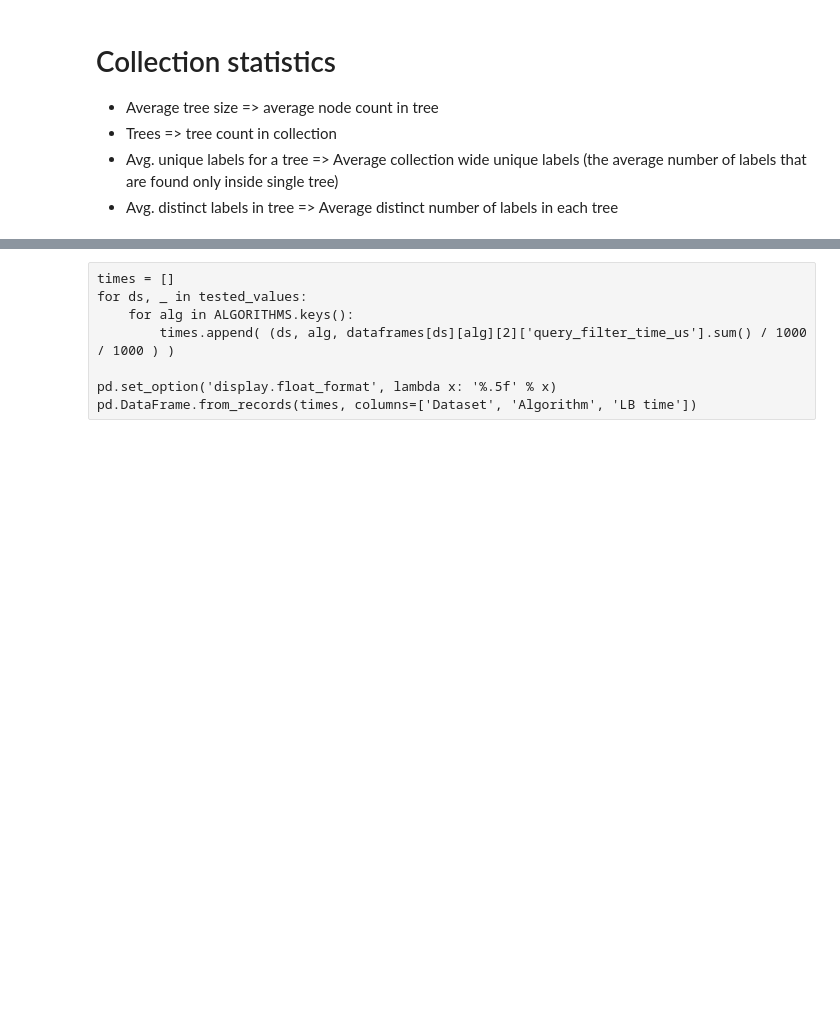
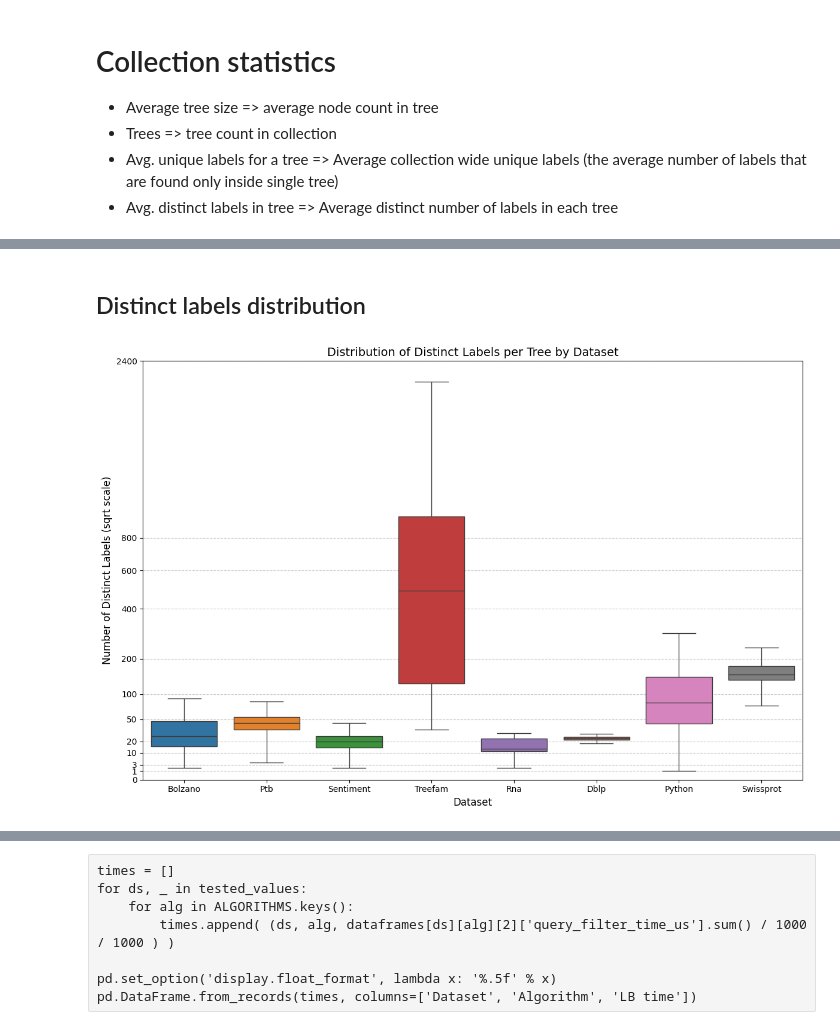
Before and after one commit to LukMRVC/tree-statistics, a Jupyter notebook: TED-viz.ipynb, the cells around one changed output, grey strips where cells are left out. Cells and saved outputs as stored; diff of their text form; code cells hidden in the pictures; blank space fills up the shorter version.

```diff
--- a/TED-viz.ipynb
+++ b/TED-viz.ipynb
@@ -208,0 +247,31 @@ NameError: name 'plt' is not defined
+# %% [markdown]
+## Distinct labels distribution
+# %%
+distinct_labels_stats = load_stats(datasets, 'distinct_labels')
+# Create a figure with appropriate size
+plt.figure(figsize=(12, 8))
+# Create boxplot with dataset as hue
+ax = sns.boxplot(data=distinct_labels_stats, hue="Dataset", x='Dataset', y='distinct_labels', showfliers=False)
+# Set the scale to sqrt using function-based scaling
+ax.set_ylim(0, 2400)
+ax.set_yscale('function', functions=(np.sqrt, lambda x: x**2))
+# Add customized yticks (starting from 5)
+yticks = [0, 1, 3, 10, 20, 50, 100, 200, 400, 600, 800, 2400]
+ax.set_yticks(yticks)
+ax.set_yticklabels(yticks)
+
+# Remove legend as it's redundant with x-axis labels
+# ax.get_legend().remove()
+
+# Customize the plot
+ax.set_title('Distribution of Distinct Labels per Tree by Dataset', fontsize=14)
+ax.set_xlabel('Dataset', fontsize=12)
+ax.set_ylabel('Number of Distinct Labels (sqrt scale)', fontsize=12)
+
+# Add grid lines for better readability
+ax.grid(axis='y', linestyle='--', alpha=0.7)
+
+# Adjust layout
+plt.tight_layout()
+# %% [output]
+[figure, added]
```
Also changed, not shown: parts of 11 cells of this notebook, 5 other files.
